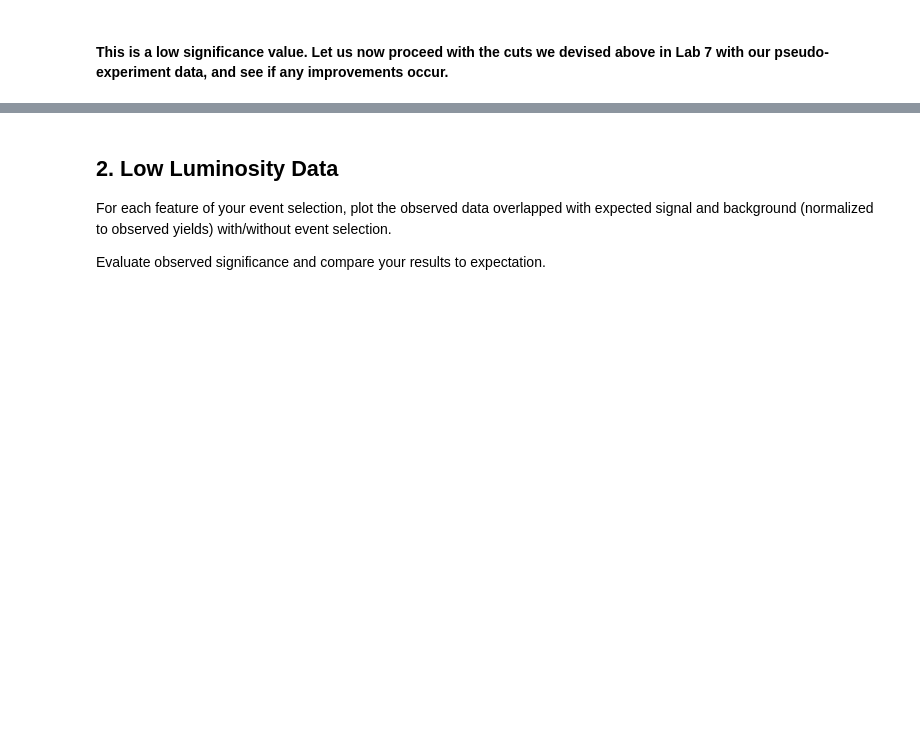
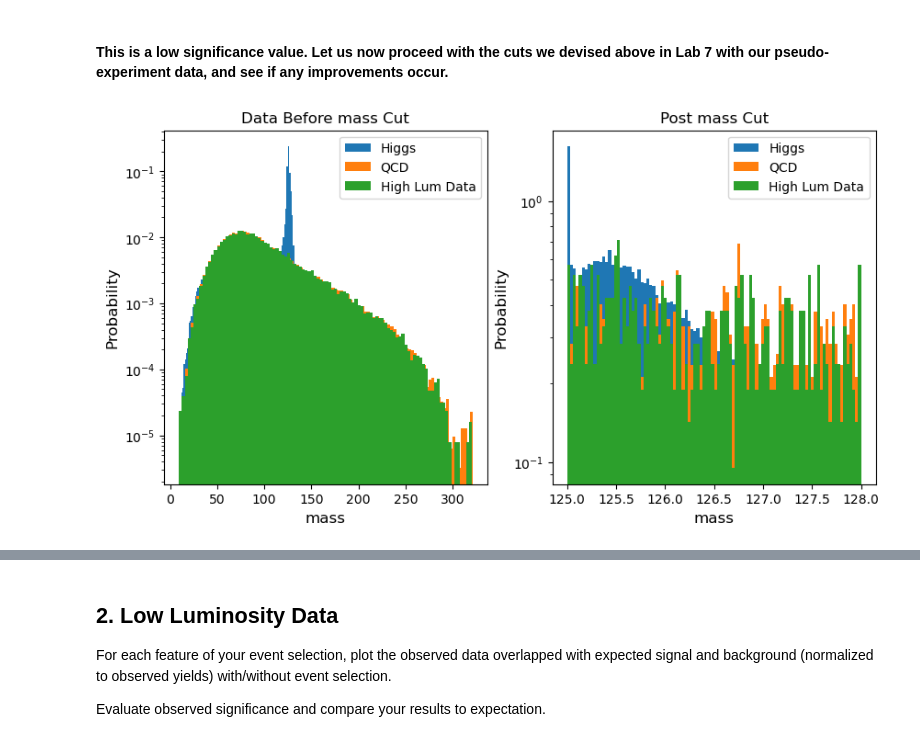
Before and after one commit to Mick-Ross/Computational-Data-Analysis, a Jupyter notebook: Lab 7-8/Lab_7&8.ipynb, the cells around one changed output, grey strips where cells are left out. Drawn from its saved outputs; the diff is of its cells as text; code cells hidden in the pictures; blank space fills up the shorter version.

```diff
--- a/Lab 7-8/Lab_7&8.ipynb
+++ b/Lab 7-8/Lab_7&8.ipynb
@@ -316,7 +293,7 @@ def plotCutsPseudo2(key, lowerBound, upperBound, currentSet):
     highLum_cut = currentSet[highLum_vals]
 
     fig,ax = plt.subplots(1,2)
-    ax[0].set_title(key + ' Before Mass Cut')
+    ax[0].set_title('Data Before ' + key + ' Cut')
     ax[0].hist(higgsData[key], bins = 100, density = 'true')
     ax[0].hist(qcdData[key], bins = 100, density = 'true')
     ax[0].hist(currentSet[key], bins = 100, density = 'true')
@@ -325,11 +302,17 @@ def plotCutsPseudo2(key, lowerBound, upperBound, currentSet):
     ax[0].legend(['Higgs', 'QCD', 'High Lum Data'])
     ax[0].semilogy()
 
-    ax[1].set_title(key + ' Post Mass Cut')
+    ax[1].set_title('Post ' + key + ' Cut')
     ax[1].hist(sigCut_final[key], bins = 100, density = 'true')
     ax[1].hist(bkgdCut_final[key], bins = 100, density = 'true')
     ax[1].hist(highLum_cut[key], bins = 100, density = 'true')
     ax[1].set_ylabel('Probability', size = 12)
     ax[1].set_xlabel(key, size = 12)
-    ax[1].legend(['Higgs', 'QCD'])
+    ax[1].legend(['Higgs', 'QCD', 'High Lum Data'])
     ax[1].semilogy()
+
+    return highLum_cut
+# %%
+highLum_massCut = plotCutsPseudo2('mass', 125, 128, highLumData)
+# %% [output]
+[figure, added]
```
Also changed, not shown: parts of 16 cells of this notebook.
